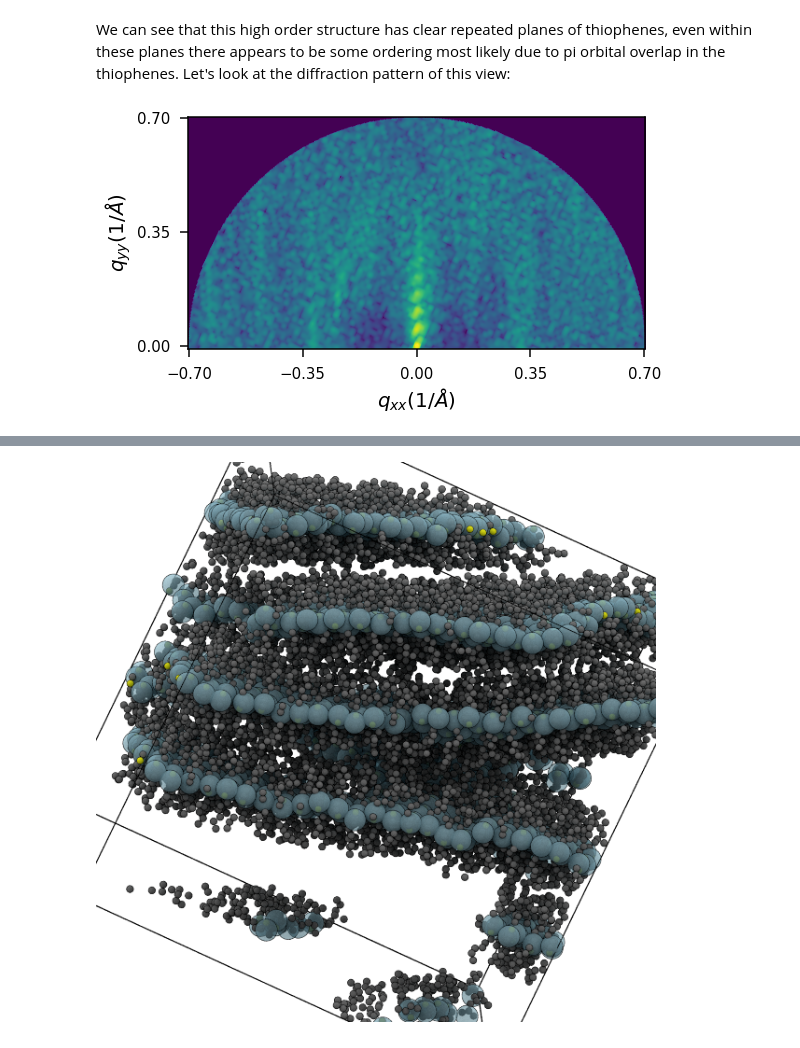
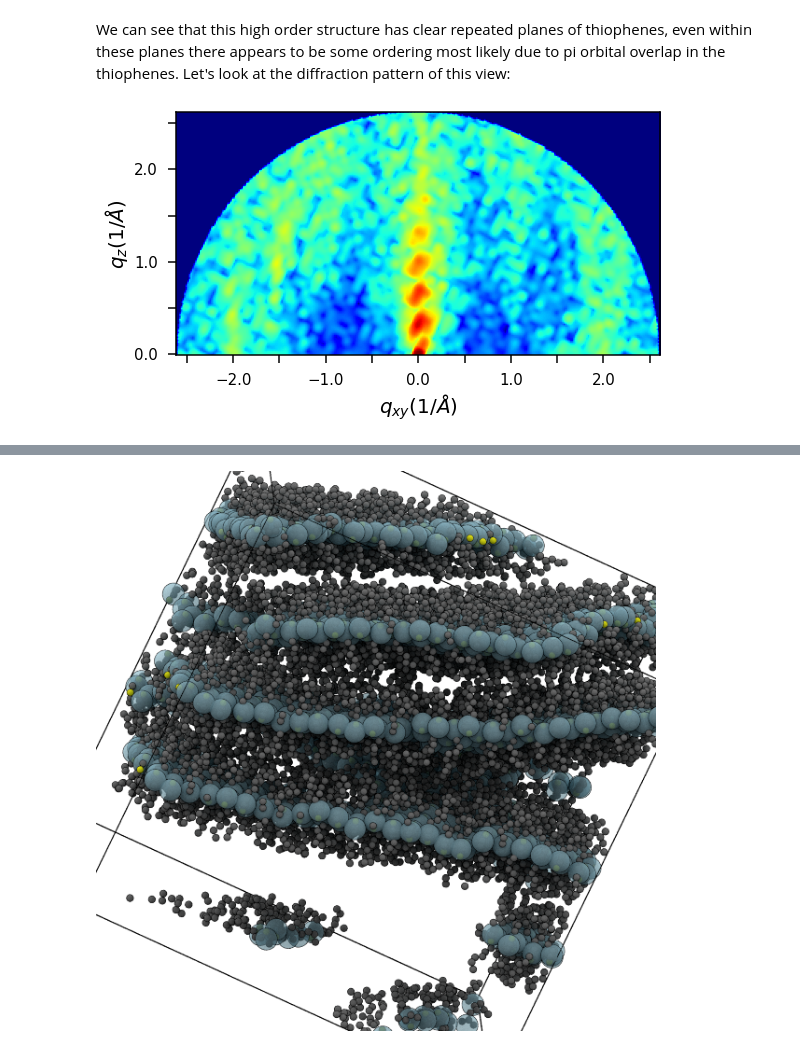
Before and after one commit to cmelab/p3ht_validation, a Jupyter notebook: Order_parameter_analysis.ipynb, the cells around one changed output, grey strips where cells are left out. Saved outputs shown, nothing was run; the diff lists cells and outputs as text; code cells hidden in the pictures.

Commit message:
Update plots to use GIXStapose v0.0.5

```diff
--- a/Order_parameter_analysis.ipynb
+++ b/Order_parameter_analysis.ipynb
@@ -228,11 +228,14 @@ We can see that this high order structure has clear repeated planes of thiophene
 # %%
 d = Diffractometer(length_scale=float(ref_distance))
 d.load(info["positions"], info["box"][:3])
 d.diffract_from_camera(cam)
-fig, ax = d.plot()
+fig, ax = d.plot(cmap="jet", crop=2.6)
 y_min, y_max = ax.get_ylim()
 ax.set_ylim((-0.01, y_max))
+[l.set_visible(False) for l in ax.xaxis.get_ticklabels()[::2]]
+[l.set_visible(False) for l in ax.yaxis.get_ticklabels()[::2]]
+
 plt.show()
 # %% [output]
-[figure, old version]
+[figure, new version]
 # %% [markdown]
```
Also changed, not shown: parts of 3 cells of this notebook.
